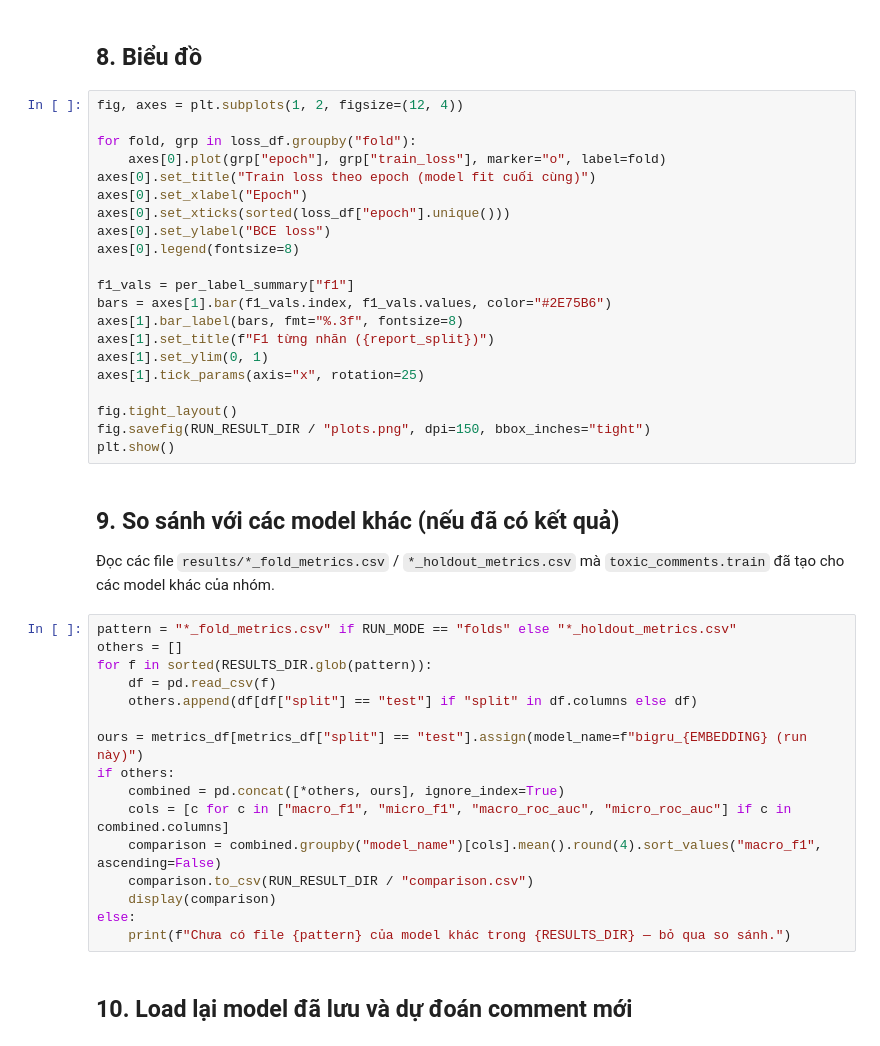
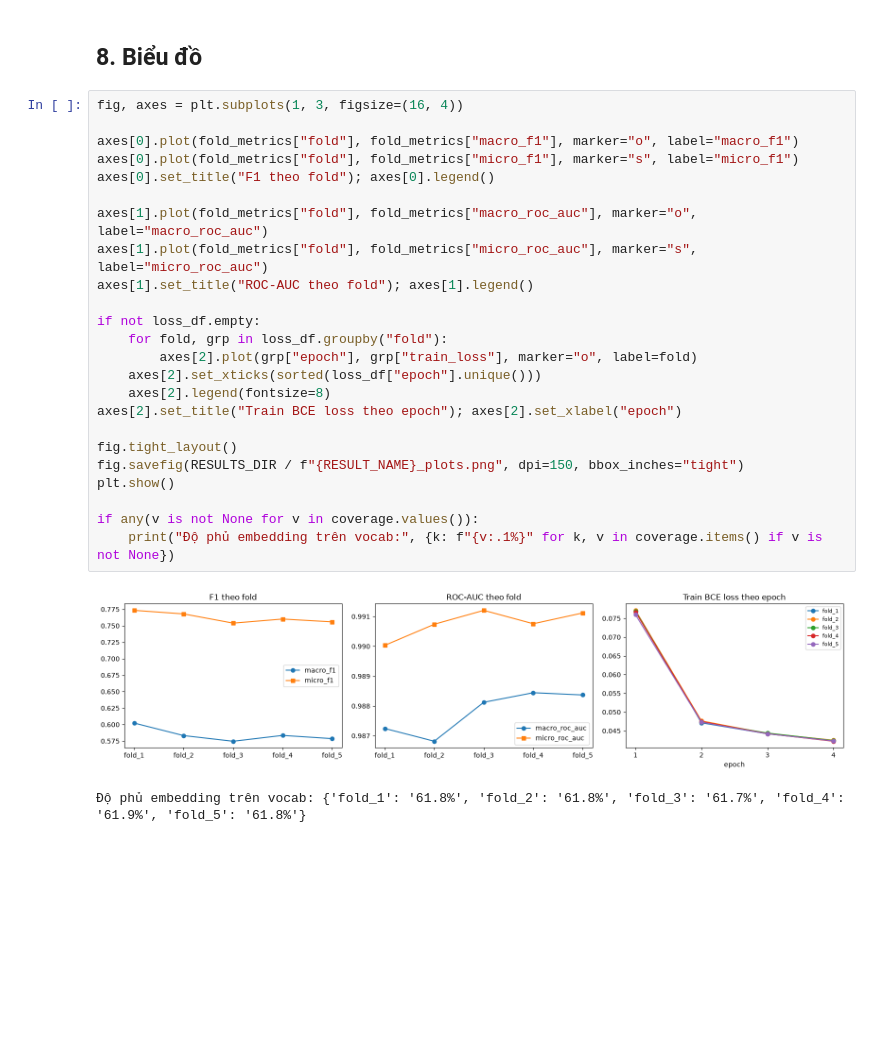
Before and after one commit to mnhhuyen/AI4SE_toxic_comments, a Jupyter notebook: notebooks/train_bigru.ipynb, the cells around one changed output. Cells and saved outputs as stored; diff of their text form; blank space fills up the shorter version.

Commit message:
Update result BIGRU

```diff
--- a/notebooks/train_bigru.ipynb
+++ b/notebooks/train_bigru.ipynb
@@ -279,45 +325,29 @@ per_label_summary
 # %% [markdown]
 ## 8. Biểu đồ
-# %%
-fig, axes = plt.subplots(1, 2, figsize=(12, 4))
-
-for fold, grp in loss_df.groupby("fold"):
-    axes[0].plot(grp["epoch"], grp["train_loss"], marker="o", label=fold)
-axes[0].set_title("Train loss theo epoch (model fit cuối cùng)")
-axes[0].set_xlabel("Epoch")
-axes[0].set_xticks(sorted(loss_df["epoch"].unique()))
-axes[0].set_ylabel("BCE loss")
-axes[0].legend(fontsize=8)
-
-f1_vals = per_label_summary["f1"]
-bars = axes[1].bar(f1_vals.index, f1_vals.values, color="#2E75B6")
-axes[1].bar_label(bars, fmt="%.3f", fontsize=8)
-axes[1].set_title(f"F1 từng nhãn ({report_split})")
-axes[1].set_ylim(0, 1)
-axes[1].tick_params(axis="x", rotation=25)
-
-fig.tight_layout()
-fig.savefig(RUN_RESULT_DIR / "plots.png", dpi=150, bbox_inches="tight")
-plt.show()
-# %% [markdown]
-## 9. So sánh với các model khác (nếu đã có kết quả)
-
-Đọc các file `results/*_fold_metrics.csv` / `*_holdout_metrics.csv` mà `toxic_comments.train` đã tạo cho các model khác của nhóm.
-# %%
-pattern = "*_fold_metrics.csv" if RUN_MODE == "folds" else "*_holdout_metrics.csv"
-others = []
-for f in sorted(RESULTS_DIR.glob(pattern)):
-    df = pd.read_csv(f)
-    others.append(df[df["split"] == "test"] if "split" in df.columns else df)
-
-ours = metrics_df[metrics_df["split"] == "test"].assign(model_name=f"bigru_{EMBEDDING} (run này)")
-if others:
-    combined = pd.concat([*others, ours], ignore_index=True)
-    cols = [c for c in ["macro_f1", "micro_f1", "macro_roc_auc", "micro_roc_auc"] if c in combined.columns]
-    comparison = combined.groupby("model_name")[cols].mean().round(4).sort_values("macro_f1", ascending=False)
-    comparison.to_csv(RUN_RESULT_DIR / "comparison.csv")
-    display(comparison)
-else:
-    print(f"Chưa có file {pattern} của model khác trong {RESULTS_DIR} — bỏ qua so sánh.")
-# %% [markdown]
-## 10. Load lại model đã lưu và dự đoán comment mới
+# %%
+fig, axes = plt.subplots(1, 3, figsize=(16, 4))
+
+axes[0].plot(fold_metrics["fold"], fold_metrics["macro_f1"], marker="o", label="macro_f1")
+axes[0].plot(fold_metrics["fold"], fold_metrics["micro_f1"], marker="s", label="micro_f1")
+axes[0].set_title("F1 theo fold"); axes[0].legend()
+
+axes[1].plot(fold_metrics["fold"], fold_metrics["macro_roc_auc"], marker="o", label="macro_roc_auc")
+axes[1].plot(fold_metrics["fold"], fold_metrics["micro_roc_auc"], marker="s", label="micro_roc_auc")
+axes[1].set_title("ROC-AUC theo fold"); axes[1].legend()
+
+if not loss_df.empty:
+    for fold, grp in loss_df.groupby("fold"):
+        axes[2].plot(grp["epoch"], grp["train_loss"], marker="o", label=fold)
+    axes[2].set_xticks(sorted(loss_df["epoch"].unique()))
+    axes[2].legend(fontsize=8)
+axes[2].set_title("Train BCE loss theo epoch"); axes[2].set_xlabel("epoch")
+
+fig.tight_layout()
+fig.savefig(RESULTS_DIR / f"{RESULT_NAME}_plots.png", dpi=150, bbox_inches="tight")
+plt.show()
+
+if any(v is not None for v in coverage.values()):
+    print("Độ phủ embedding trên vocab:", {k: f"{v:.1%}" for k, v in coverage.items() if v is not None})
+# %% [output]
+[figure, added]
+Độ phủ embedding trên vocab: {'fold_1': '61.8%', 'fold_2': '61.8%', 'fold_3': '61.7%', 'fold_4': '61.9%', 'fold_5': '61.8%'}
```
Also changed, not shown: parts of 35 cells of this notebook.
